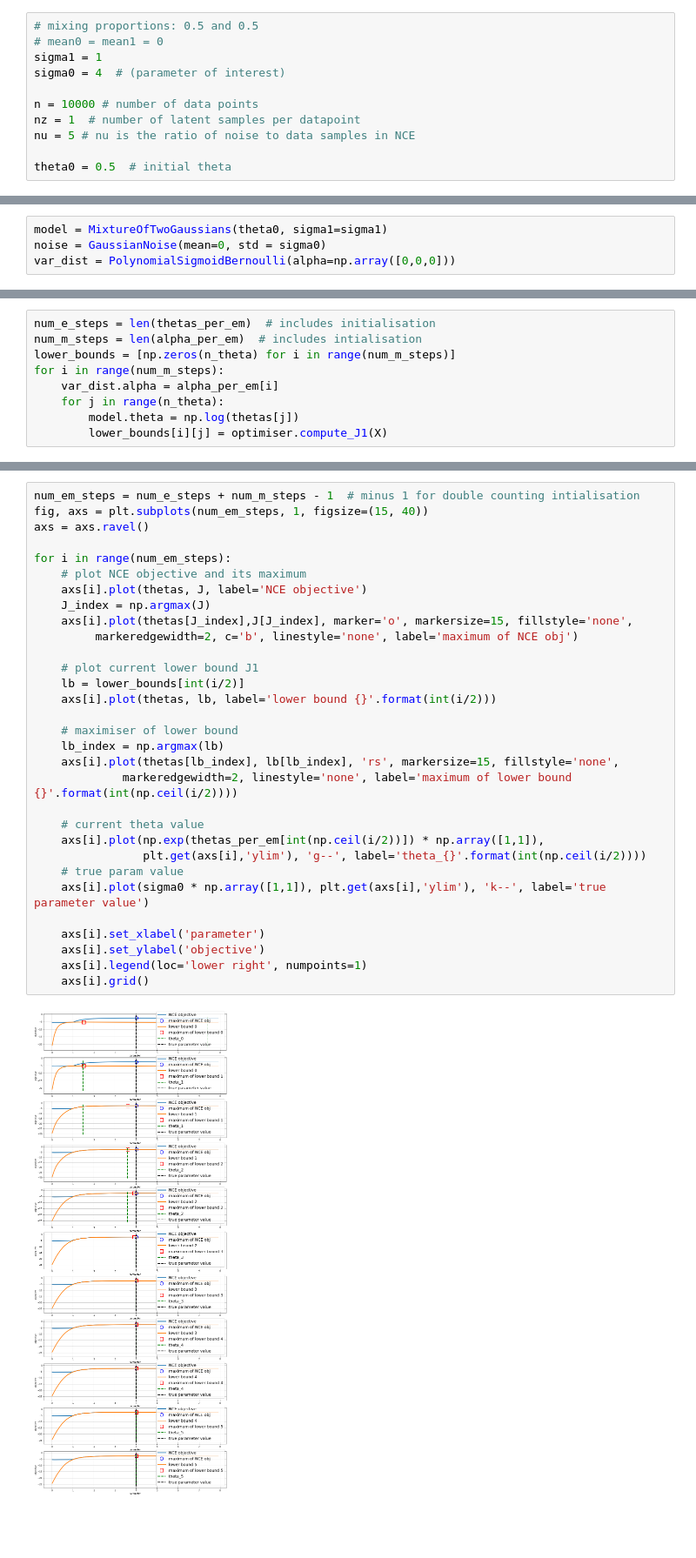
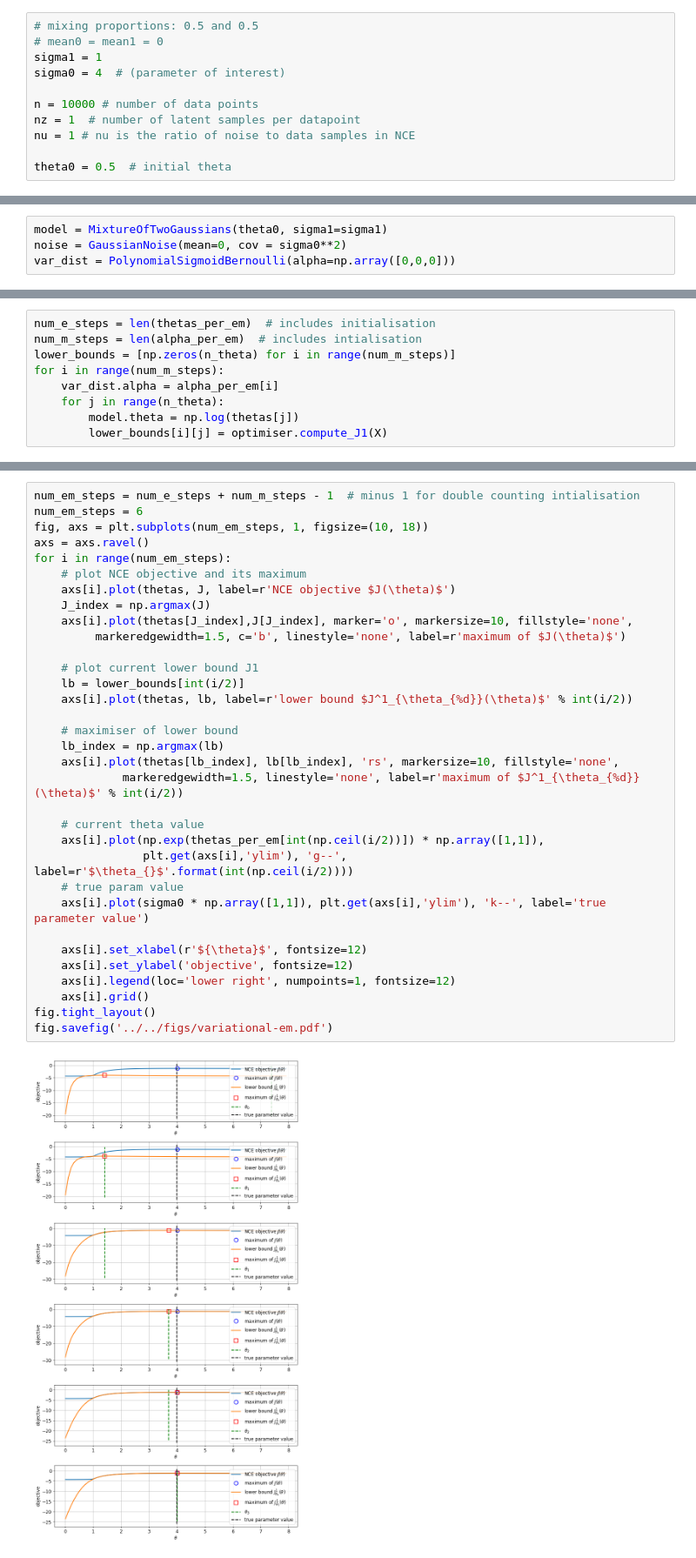
Before and after one commit to benrhodes26/VNCE, a Jupyter notebook: proposal/code/notebooks/2) normalised-mog-variational-em.ipynb, the cells around one changed output, grey strips where cells are left out. Shown at 87% size. Drawn from its saved outputs; the diff is of its cells as text; blank space fills up the shorter version.

```diff
--- a/proposal/code/notebooks/2) normalised-mog-variational-em.ipynb
+++ b/proposal/code/notebooks/2) normalised-mog-variational-em.ipynb
@@ -103,7 +103,7 @@ sigma0 = 4  # (parameter of interest)
 
 n = 10000 # number of data points
 nz = 1  # number of latent samples per datapoint
-nu = 5 # nu is the ratio of noise to data samples in NCE
+nu = 1 # nu is the ratio of noise to data samples in NCE
 
 theta0 = 0.5  # initial theta
 # %%
@@ -111,7 +111,7 @@ true_data_dist = MixtureOfTwoGaussians(theta=np.log(sigma0), sigma1=sigma1)
 X = true_data_dist.sample(n) # generate data
 # %%
 model = MixtureOfTwoGaussians(theta0, sigma1=sigma1)
-noise = GaussianNoise(mean=0, std = sigma0)
+noise = GaussianNoise(mean=0, cov = sigma0**2)
 var_dist = PolynomialSigmoidBernoulli(alpha=np.array([0,0,0]))
 # %%
 # E(r(x, z))
@@ -165,33 +174,35 @@ for i in range(num_m_steps):
 # %%
 num_em_steps = num_e_steps + num_m_steps - 1  # minus 1 for double counting intialisation
-fig, axs = plt.subplots(num_em_steps, 1, figsize=(15, 40))
+num_em_steps = 6
+fig, axs = plt.subplots(num_em_steps, 1, figsize=(10, 18))
 axs = axs.ravel()
-
 for i in range(num_em_steps):
     # plot NCE objective and its maximum
-    axs[i].plot(thetas, J, label='NCE objective')
+    axs[i].plot(thetas, J, label=r'NCE objective $J(\theta)$')
     J_index = np.argmax(J)
-    axs[i].plot(thetas[J_index],J[J_index], marker='o', markersize=15, fillstyle='none',
-         markeredgewidth=2, c='b', linestyle='none', label='maximum of NCE obj')
+    axs[i].plot(thetas[J_index],J[J_index], marker='o', markersize=10, fillstyle='none',
+         markeredgewidth=1.5, c='b', linestyle='none', label=r'maximum of $J(\theta)$')
 
     # plot current lower bound J1
     lb = lower_bounds[int(i/2)]
-    axs[i].plot(thetas, lb, label='lower bound {}'.format(int(i/2)))
+    axs[i].plot(thetas, lb, label=r'lower bound $J^1_{\theta_{%d}}(\theta)$' % int(i/2))
 
     # maximiser of lower bound
     lb_index = np.argmax(lb)
-    axs[i].plot(thetas[lb_index], lb[lb_index], 'rs', markersize=15, fillstyle='none',
-             markeredgewidth=2, linestyle='none', label='maximum of lower bound {}'.format(int(np.ceil(i/2))))
+    axs[i].plot(thetas[lb_index], lb[lb_index], 'rs', markersize=10, fillstyle='none',
+             markeredgewidth=1.5, linestyle='none', label=r'maximum of $J^1_{\theta_{%d}}(\theta)$' % int(i/2))
 
     # current theta value
     axs[i].plot(np.exp(thetas_per_em[int(np.ceil(i/2))]) * np.array([1,1]),
-                plt.get(axs[i],'ylim'), 'g--', label='theta_{}'.format(int(np.ceil(i/2))))
+                plt.get(axs[i],'ylim'), 'g--', label=r'$\theta_{}$'.format(int(np.ceil(i/2))))
     # true param value
     axs[i].plot(sigma0 * np.array([1,1]), plt.get(axs[i],'ylim'), 'k--', label='true parameter value')
 
-    axs[i].set_xlabel('parameter')
-    axs[i].set_ylabel('objective')
-    axs[i].legend(loc='lower right', numpoints=1)
+    axs[i].set_xlabel(r'${\theta}$', fontsize=12)
+    axs[i].set_ylabel('objective', fontsize=12)
+    axs[i].legend(loc='lower right', numpoints=1, fontsize=12)
     axs[i].grid()
+fig.tight_layout()
+fig.savefig('../../figs/variational-em.pdf')
 # %% [output]
-[figure, old version]
+[figure, new version]
```
Also changed, not shown: parts of 4 cells of this notebook, 14 other files.
